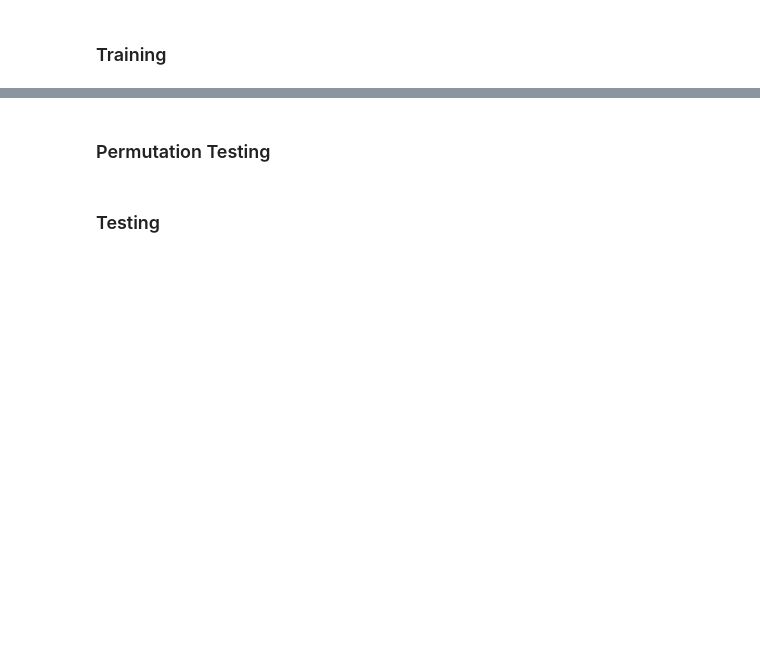
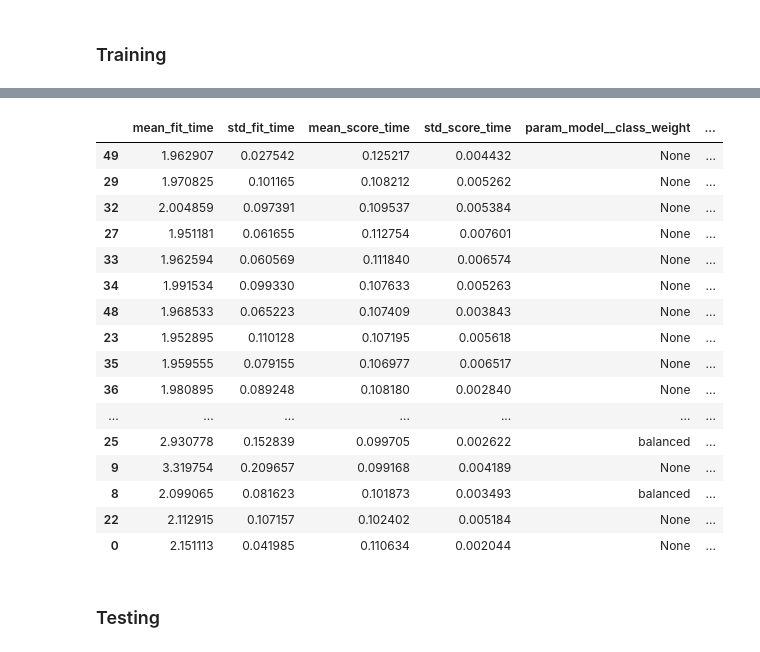
Before and after one commit to GeorgeIniatis/AlphaFold_Dataset_Drug_Binding_Prediction, a Jupyter notebook: Baseline_Models.ipynb, the cells around one changed output, grey strips where cells are left out. Cells and saved outputs as stored; diff of their text form; code cells hidden in the pictures; blank space fills up the shorter version.

```diff
--- a/Baseline_Models.ipynb
+++ b/Baseline_Models.ipynb
@@ -623,7 +718,23 @@ optimised_dtc.get_params()
 # %%
 dtc_grid_search_dataframe = pd.DataFrame(
-    np.load("Dataset_Files/Classification_Models/optimised_dtc_cv_results").tolist())
+    np.load("Dataset_Files/Classification_Models/optimised_dtc_cv_results.npy", allow_pickle=True).tolist())
 dtc_grid_search_dataframe.sort_values(by=["rank_test_score"], inplace=True)
 dtc_grid_search_dataframe
+# %% [output]
+|  | mean_fit_time | std_fit_time | mean_score_time | std_score_time | param_model__class_weight | ... |
+| 49 | 1.962907 | 0.027542 | 0.125217 | 0.004432 | None | ... |
+| 29 | 1.970825 | 0.101165 | 0.108212 | 0.005262 | None | ... |
+| 32 | 2.004859 | 0.097391 | 0.109537 | 0.005384 | None | ... |
+| 27 | 1.951181 | 0.061655 | 0.112754 | 0.007601 | None | ... |
+| 33 | 1.962594 | 0.060569 | 0.111840 | 0.006574 | None | ... |
+| 34 | 1.991534 | 0.099330 | 0.107633 | 0.005263 | None | ... |
+| 48 | 1.968533 | 0.065223 | 0.107409 | 0.003843 | None | ... |
+| 23 | 1.952895 | 0.110128 | 0.107195 | 0.005618 | None | ... |
+| 35 | 1.959555 | 0.079155 | 0.106977 | 0.006517 | None | ... |
+| 36 | 1.980895 | 0.089248 | 0.108180 | 0.002840 | None | ... |
+| ... | ... | ... | ... | ... | ... | ... |
+| 25 | 2.930778 | 0.152839 | 0.099705 | 0.002622 | balanced | ... |
+| 9 | 3.319754 | 0.209657 | 0.099168 | 0.004189 | None | ... |
+| 8 | 2.099065 | 0.081623 | 0.101873 | 0.003493 | balanced | ... |
+| 22 | 2.112915 | 0.107157 | 0.102402 | 0.005184 | None | ... |
+| 0 | 2.151113 | 0.041985 | 0.110634 | 0.002044 | None | ... |
-# %% [markdown]
-### Permutation Testing
```
Also changed, not shown: parts of 36 cells of this notebook, 1 other file.
